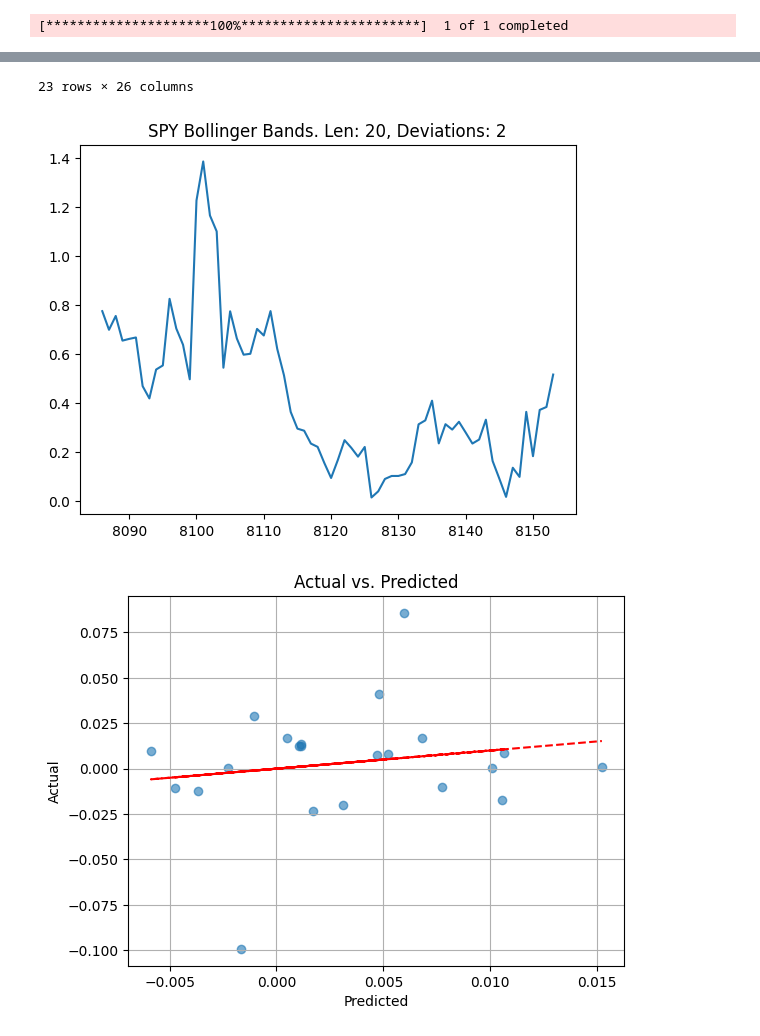
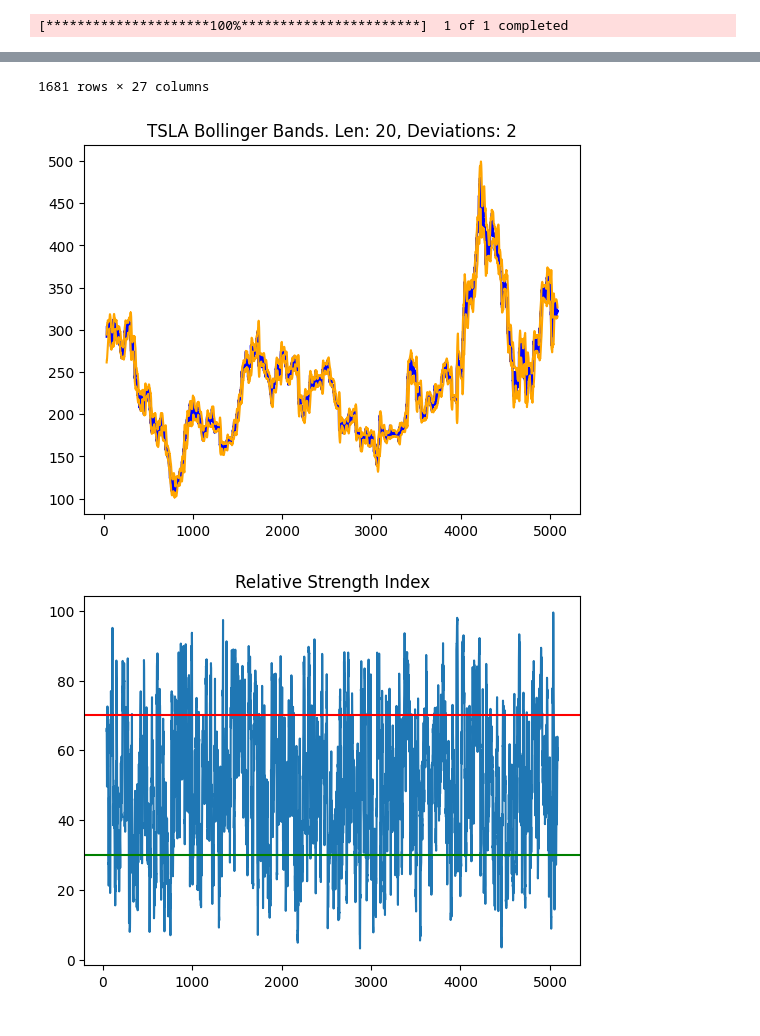
Before and after one commit to franciskamande-ai/MODELS, a Jupyter notebook: Reg_Anything.ipynb, the cells around one changed output, grey strips where cells are left out. Saved outputs shown, nothing was run; the diff lists cells and outputs as text; code cells hidden in the pictures.

```diff
--- a/Reg_Anything.ipynb
+++ b/Reg_Anything.ipynb
@@ -6,8 +6,8 @@ import numpy as np
 import statsmodels.api as sm
 from pandas.plotting import lag_plot
 # %%
-TICKER = 'SPY'
-INTERVAL='1d'
+TICKER = 'TSLA'
+INTERVAL='1h'
 
 # set period based on interval
 if INTERVAL == '1h':
@@ -19,13 +19,19 @@ SHIFT = 3
 MACD_FAST = 12
 MACD_SLOW = 27
 MACD_SPAN = 9
+MFI_LENGTH = 14
+MFI_OVERBOUGHT = 70
+MFI_OVERSOLD = 30
+RSI_LENGTH = 14
+RSI_OVERBOUGHT = 7  0
+RSI_OVERSOLD = 30
 BB_LEN = 20
 DEVS = 2
 
 # what subsetion of that data are you interested in
-LOOKBACK = 100
+LOOKBACK = 10000
 
-STRATEGY = ['MACD_hist', 'MFI']
+STRATEGY = ['MACD_hist', 'MFI', 'BB', 'RSI']
 
 def get_data(ticker=TICKER, lookback=LOOKBACK, interval=INTERVAL):
 
@@ -60,7 +66,7 @@ def add_MACD(df, fast=MACD_FAST, slow=MACD_SLOW, span=MACD_SPAN):
 
     return df
 
-def add_MFI(df, length=14, overbought=80, oversold=20):
+def add_MFI(df, length=MFI_LENGTH, overbought=MFI_OVERBOUGHT, oversold=MFI_OVERSOLD):
     df = df.copy()
 
     # Step 1: Calculate typical price
@@ -114,6 +120,32 @@ def add_BB(df, devs=DEVS, bb_len=BB_LEN):
     plt.title(f'{TICKER} Bollinger Bands. Len: {BB_LEN}, Deviations: {DEVS}');
 
     return df
+
+def add_RSI(df, length=RSI_LENGTH, overbought=RSI_OVERBOUGHT, oversold=RSI_OVERSOLD):
+
+    price_change = df['Close'].diff()
+
+    # separate gains/losses
+    gain = price_change.where(price_change > 0, 0)
+    loss = -price_change.where(price_change < 0, 0)
+
+    # average gain vs loss
+    avg_gain = gain.rolling(window=length).mean()
+    avg_loss = loss.rolling(window=length).mean()
+
+    # calculate rsi
+    rs = avg_gain / avg_loss
+    rsi = 100 - (100 / (1 + rs))
+    df['RSI'] = rsi
+
+    # plot the relative strength index
+    plt.figure()
+    plt.plot(df['RSI'])
+    plt.axhline(overbought, color='red')
+    plt.axhline(oversold, color='green')
+    plt.title('Relative Strength Index')
+
+    return df.dropna()
 
 # define the target variable (also called dependent variable, or y)
 def add_target(df, shift=SHIFT):
@@ -194,6 +226,7 @@ def main():
     df = add_MACD(df)
     df = add_MFI(df)
     df = add_BB(df)
+    df = add_RSI(df)
     df = add_target(df)
     df = fix_autocorrelation(df)
     df, fit_intercept, fit_coefficient, model_pval = generate_regression_output(df)
@@ -246,3 +274,3 @@ Notes:
-23 rows × 26 columns
+1681 rows × 27 columns
-[figure, old version]
+[figure, new version]
-[figure, old version]
+[figure, new version]
```
Also changed, not shown: parts of 1 cell of this notebook, 2 other files.
